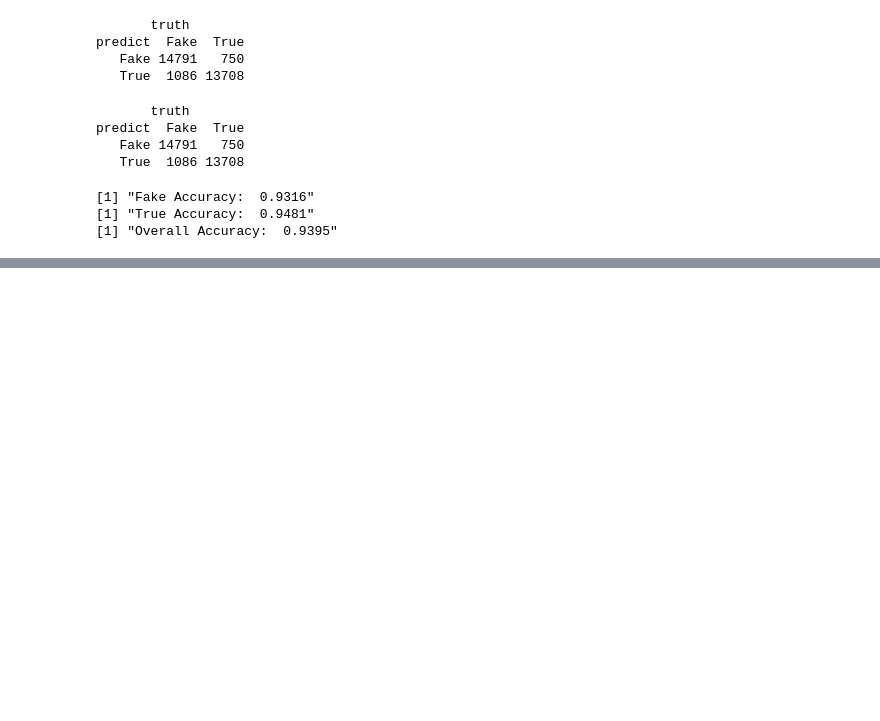
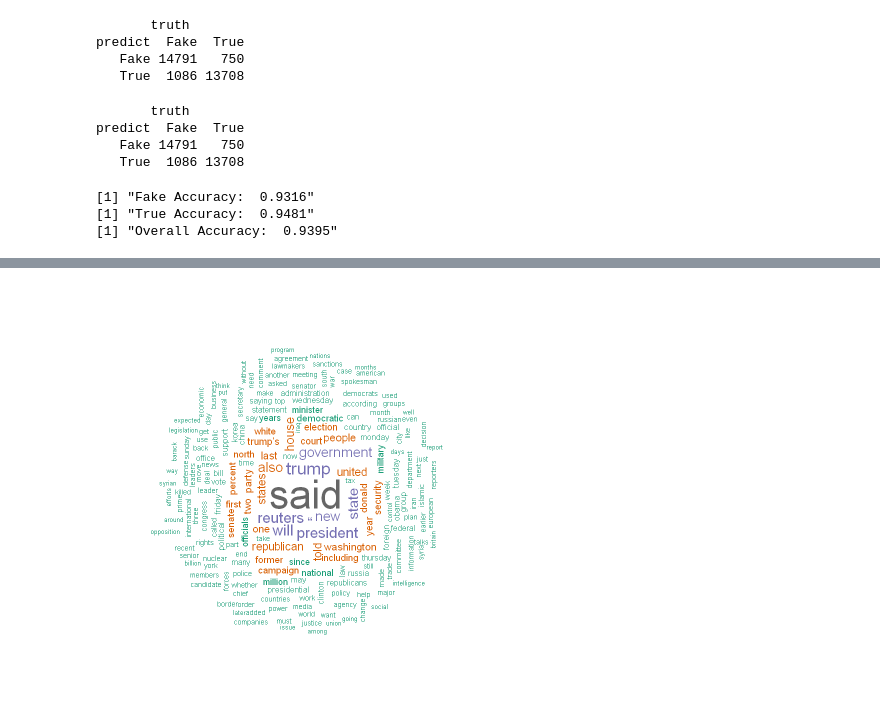
Before and after one commit to ashwinpo/503Project, a Jupyter notebook: Ashwin.ipynb, the cells around one changed output, grey strips where cells are left out. Saved outputs shown, nothing was run; the diff lists cells and outputs as text; code cells hidden in the pictures; blank space fills up the shorter version.

```diff
--- a/Ashwin.ipynb
+++ b/Ashwin.ipynb
@@ -127,0 +202,4 @@ A grouped_df: 40 × 604
+# %%
+ttext = true[sample(1:nrow(true), 1000),]$text
+cloud(ttext, 123, "Dark2")
+# %% [output]
@@ -127,0 +216 @@ A grouped_df: 40 × 604
+[figure, added]
```
Also changed, not shown: parts of 13 cells of this notebook, 1 other file.
